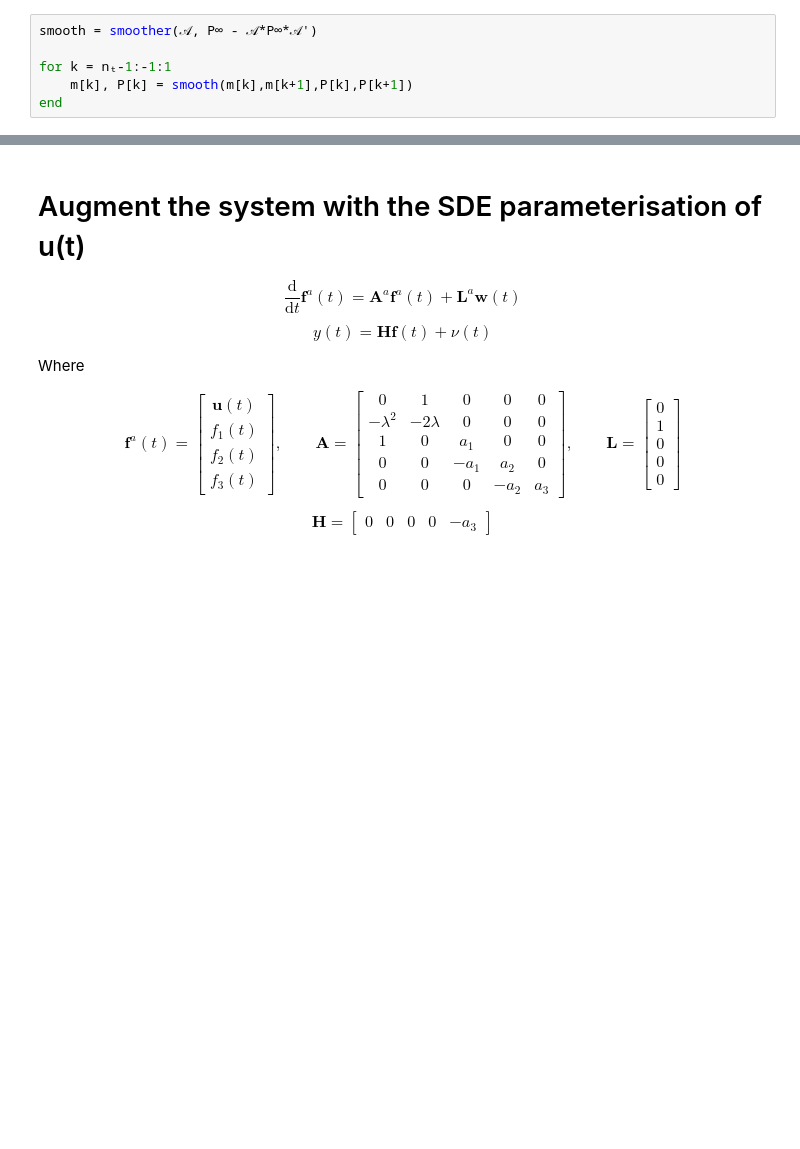
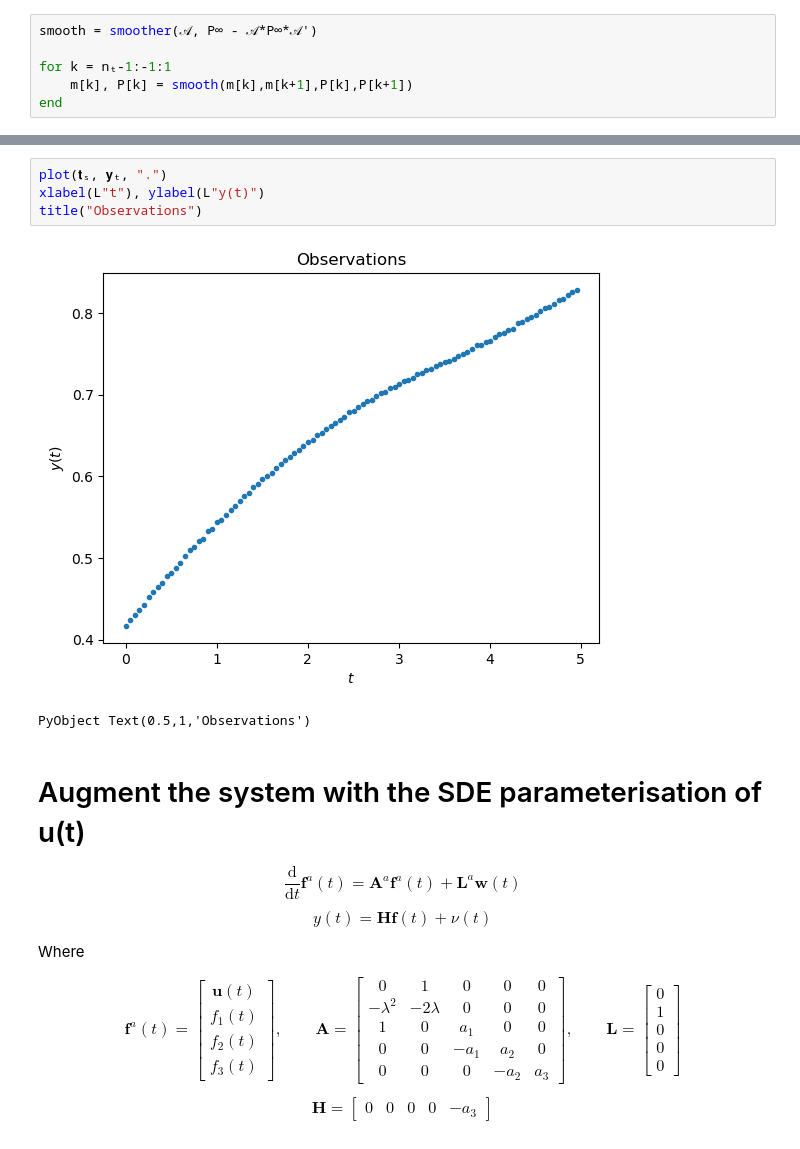
Before and after one commit to wilocw/StateSpace.jl, a Jupyter notebook: notebooks/Cascading Latent Force Model.ipynb, the cells around one changed output, grey strips where cells are left out. Saved outputs shown, nothing was run; the diff lists cells and outputs as text; blank space fills up the shorter version.

```diff
--- a/notebooks/Cascading Latent Force Model.ipynb
+++ b/notebooks/Cascading Latent Force Model.ipynb
@@ -322,3 +316,10 @@ PyObject <matplotlib.legend.Legend object at 0x...>
+# %%
+plot(𝐭ₛ, 𝐲ₜ, ".")
+xlabel(L"t"), ylabel(L"y(t)")
+title("Observations")
+# %% [output]
+[figure, added]
+PyObject Text(0.5,1,'Observations')
 # %% [markdown]
 # Augment the system with the SDE parameterisation of u(t)
 
```
Also changed, not shown: parts of 20 cells of this notebook.
